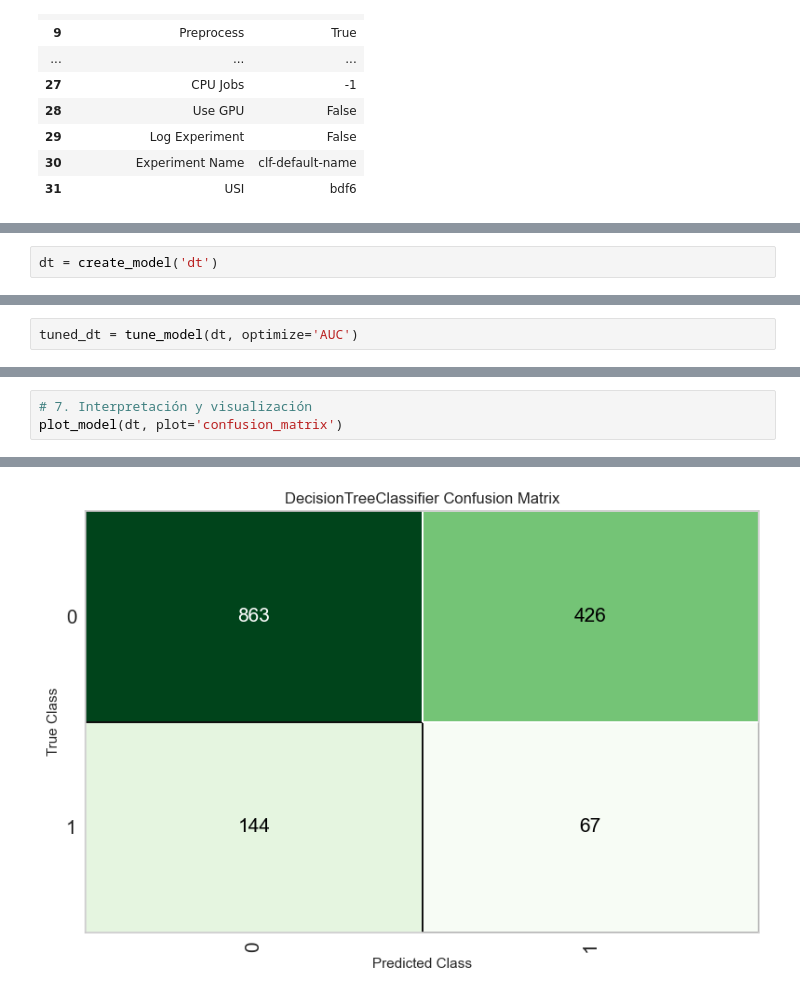
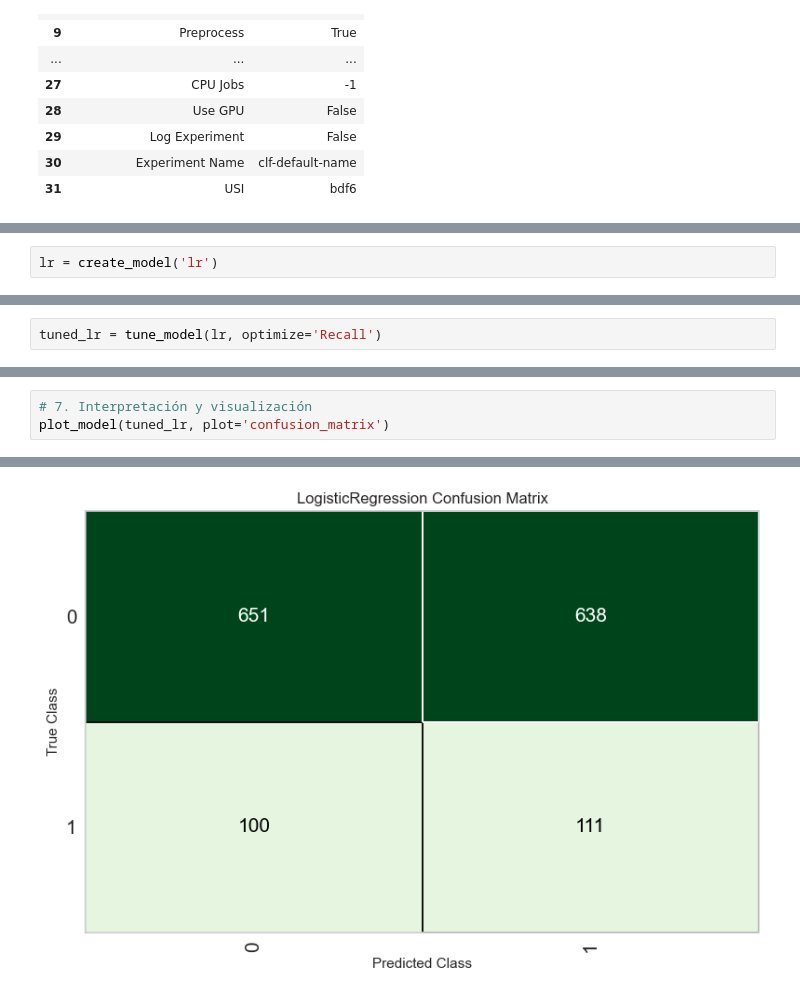
Before and after one commit to Rulo1331/MLE_DMC, a Jupyter notebook: MLE_Taller2.ipynb, the cells around one changed output, grey strips where cells are left out. Drawn from its saved outputs; the diff is of its cells as text.

```diff
--- a/MLE_Taller2.ipynb
+++ b/MLE_Taller2.ipynb
@@ -153,5 +153,5 @@ best_model_AUC = compare_models(sort='AUC')
 | svm | SVM - Linear Kernel | 0.4180 | 0.4852 | 0.5885 | 0.1360 | 0.2148 | -0.0090 | -0.0188 | 0.2630 |
 [interactive output not drawn]
 # %%
-dt = create_model('dt')
+lr = create_model('lr')
 # %% [output]
@@ -174,5 +178,5 @@ dt = create_model('dt')
 # %%
-tuned_dt = tune_model(dt, optimize='AUC')
+tuned_lr = tune_model(lr, optimize='Recall')
 # %% [output]
 [interactive output not drawn]
 |  | Accuracy | AUC | Recall | Prec. | F1 | Kappa | MCC |
@@ -194,8 +199,8 @@ Fitting 10 folds for each of 10 candidates, totalling 100 fits
 # %%
 # 7. Interpretación y visualización
-plot_model(dt, plot='confusion_matrix')
+plot_model(tuned_lr, plot='confusion_matrix')
 # %% [output]
 [interactive output not drawn]
-[figure, old version]
+[figure, new version]
 # %%
 # Evaluación interactiva
```
Also changed, not shown: parts of 20 cells of this notebook, 2 other files.
